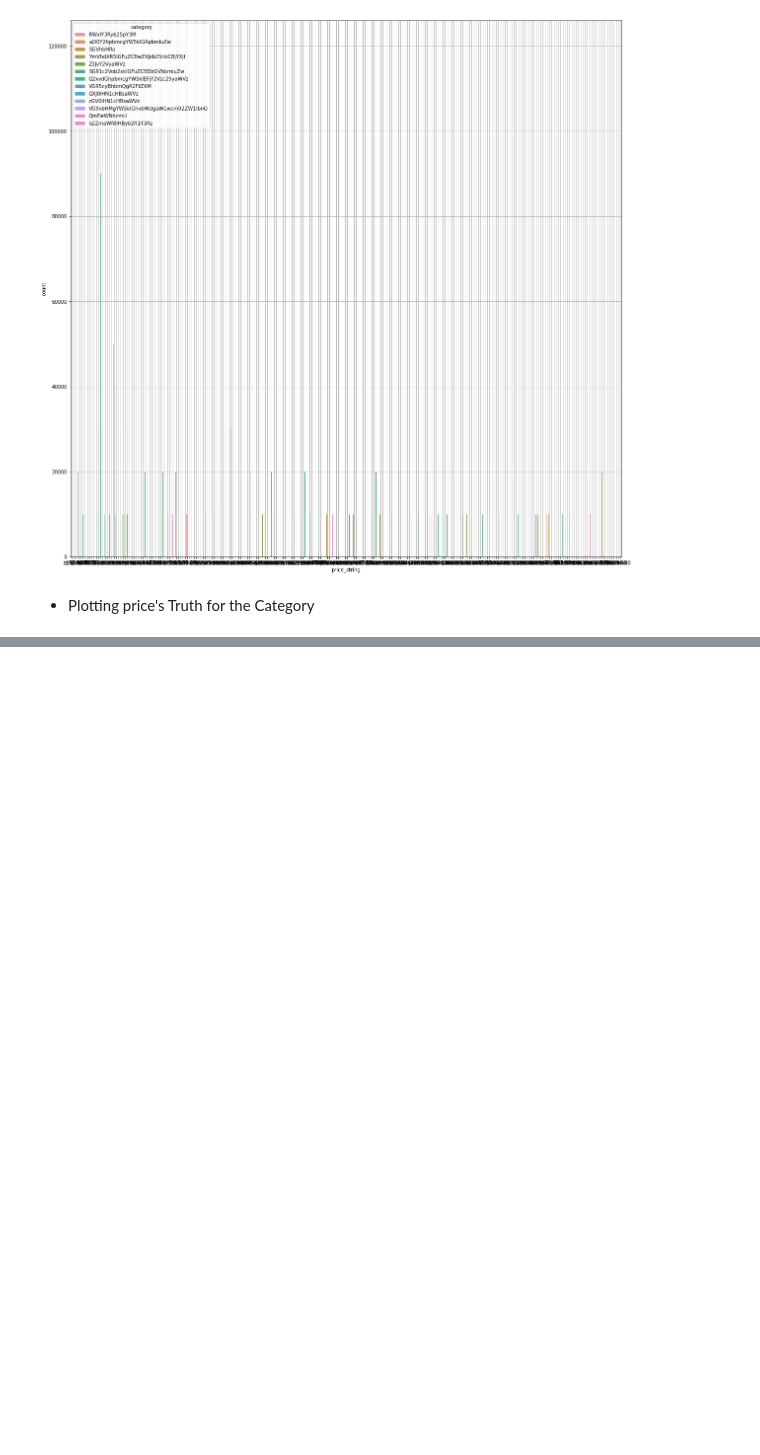
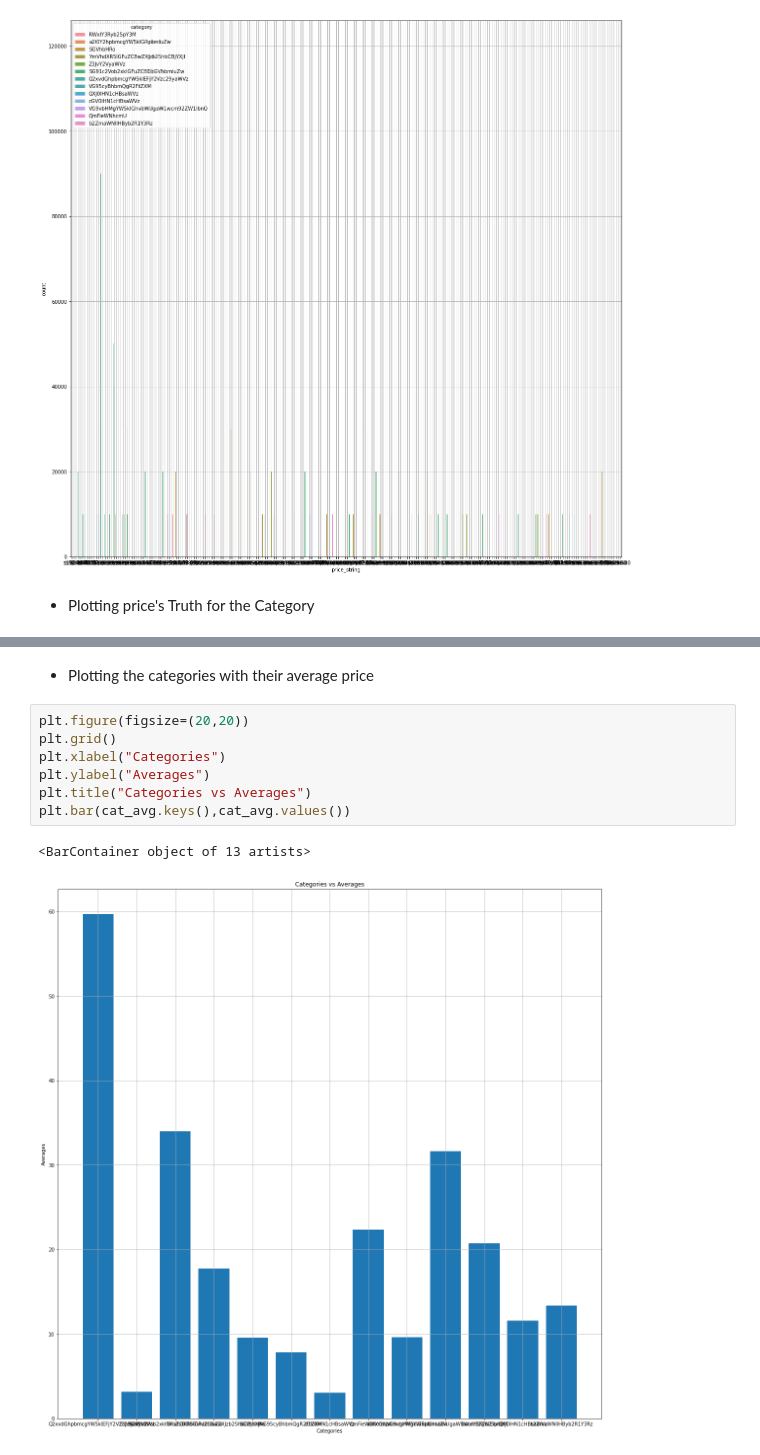
Before and after one commit to Naveen-Karanamu/BeZen-Product-Market-Analytics, a Jupyter notebook: main.ipynb, the cells around one changed output, grey strips where cells are left out. Saved outputs shown, nothing was run; the diff lists cells and outputs as text; blank space fills up the shorter version.

```diff
--- a/main.ipynb
+++ b/main.ipynb
@@ -805,0 +807,12 @@ plt.legend()
+# %% [markdown]
+* Plotting the categories with their average price
+# %%
+plt.figure(figsize=(20,20))
+plt.grid()
+plt.xlabel("Categories")
+plt.ylabel("Averages")
+plt.title("Categories vs Averages")
+plt.bar(cat_avg.keys(),cat_avg.values())
+# %% [output]
+<BarContainer object of 13 artists>
+[figure, added]
```
Also changed, not shown: parts of 10 cells of this notebook.
